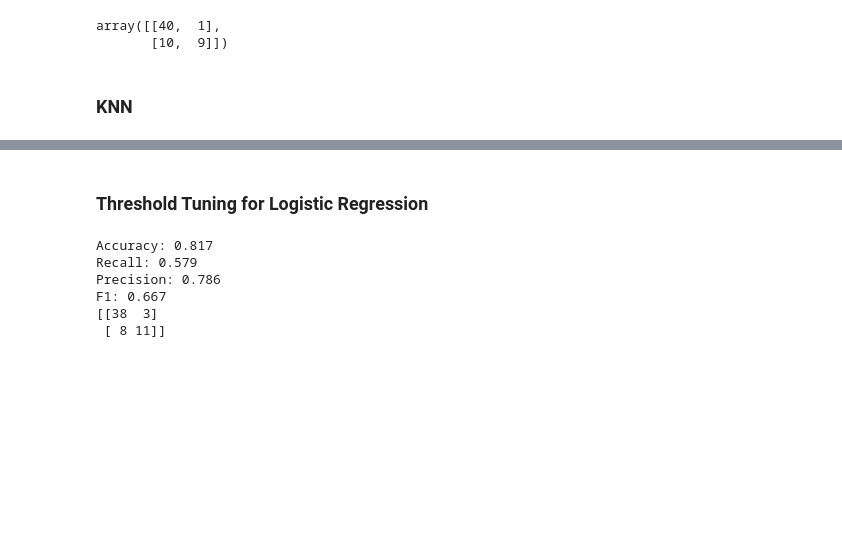
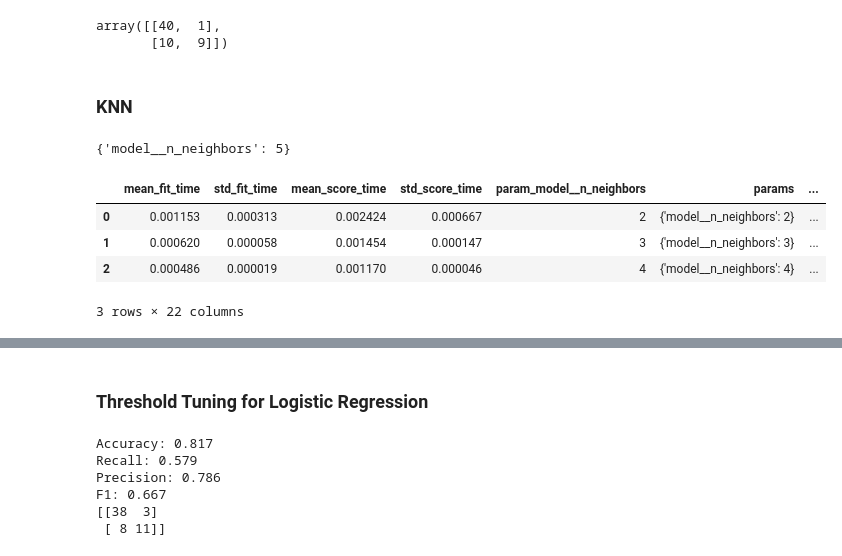
Before and after one commit to AlexZXu/data-science-learning, a Jupyter notebook: heart-failure-proj/heart_failure_nb.ipynb, the cells around one changed output, grey strips where cells are left out. Drawn from its saved outputs; the diff is of its cells as text; code cells hidden in the pictures; blank space fills up the shorter version.

```diff
--- a/heart-failure/heart_failure_nb.ipynb
+++ b/heart-failure-proj/heart_failure_nb.ipynb
@@ -350,14 +350,29 @@ array([[40,  1],
 # %%
 pipe_knn = Pipeline([
     ("scaler", StandardScaler()),
     ("model", KNeighborsClassifier())
 ])
 
 knn_grid = GridSearchCV(
     estimator=pipe_knn,
     param_grid=[{
         "model__n_neighbors": [2, 3, 4, 5, 6, 7, 8, 9, 10, 11]
     }],
     cv=5,
-    refit=""
+    scoring=[
+        "accuracy", "f1"
+    ],
+    refit="f1"
 )
+
+knn_grid.fit(X_train, y_train)
+print(knn_grid.best_params_)
+knn_res = pd.DataFrame(knn_grid.cv_results_)
+knn_res.head(3)
+# %% [output]
+{'model__n_neighbors': 5}
+|  | mean_fit_time | std_fit_time | mean_score_time | std_score_time | param_model__n_neighbors | params | ... |
+| 0 | 0.001153 | 0.000313 | 0.002424 | 0.000667 | 2 | {'model__n_neighbors': 2} | ... |
+| 1 | 0.000620 | 0.000058 | 0.001454 | 0.000147 | 3 | {'model__n_neighbors': 3} | ... |
+| 2 | 0.000486 | 0.000019 | 0.001170 | 0.000046 | 4 | {'model__n_neighbors': 4} | ... |
+3 rows × 22 columns
```
Also changed, not shown: parts of 2 cells of this notebook, 1 other file.
